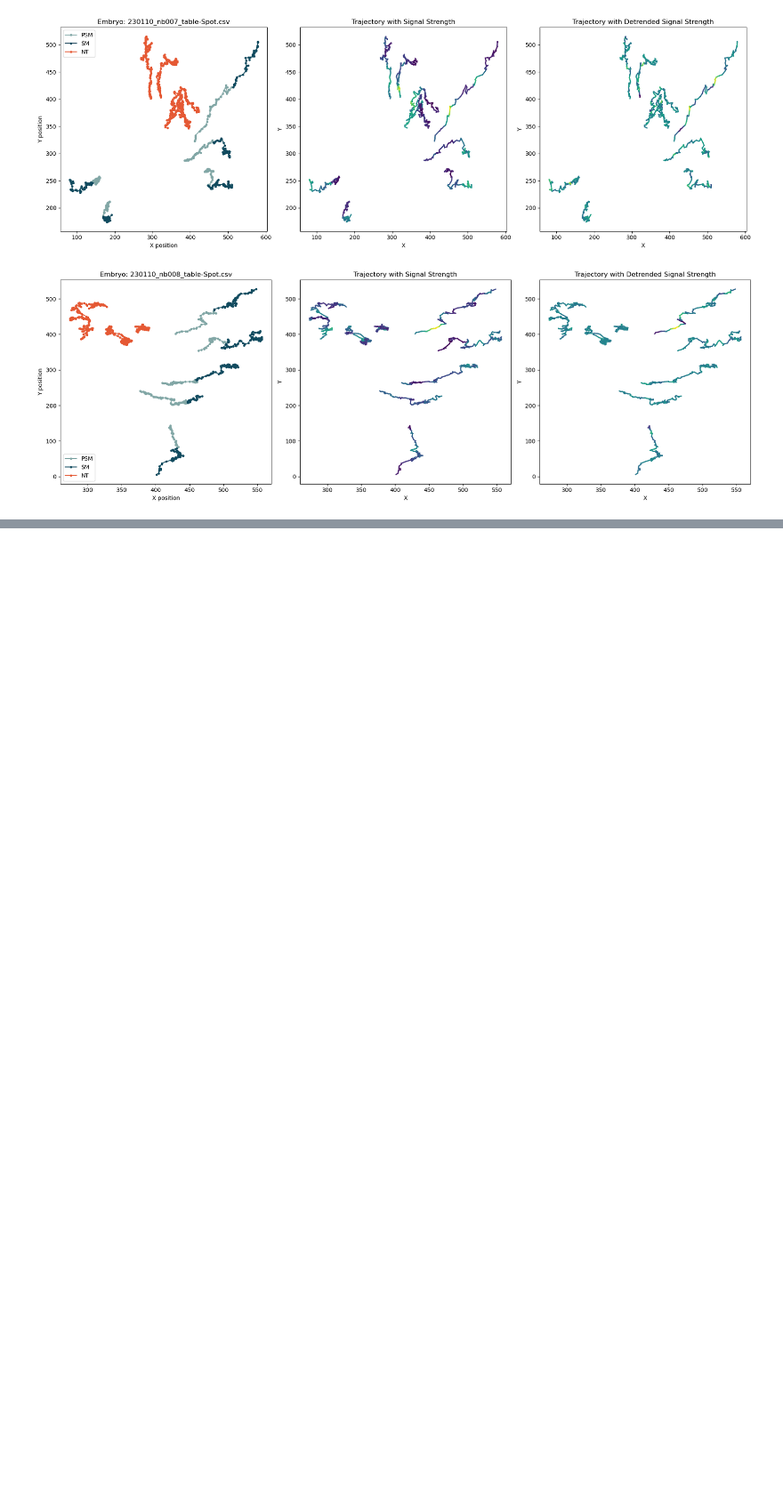
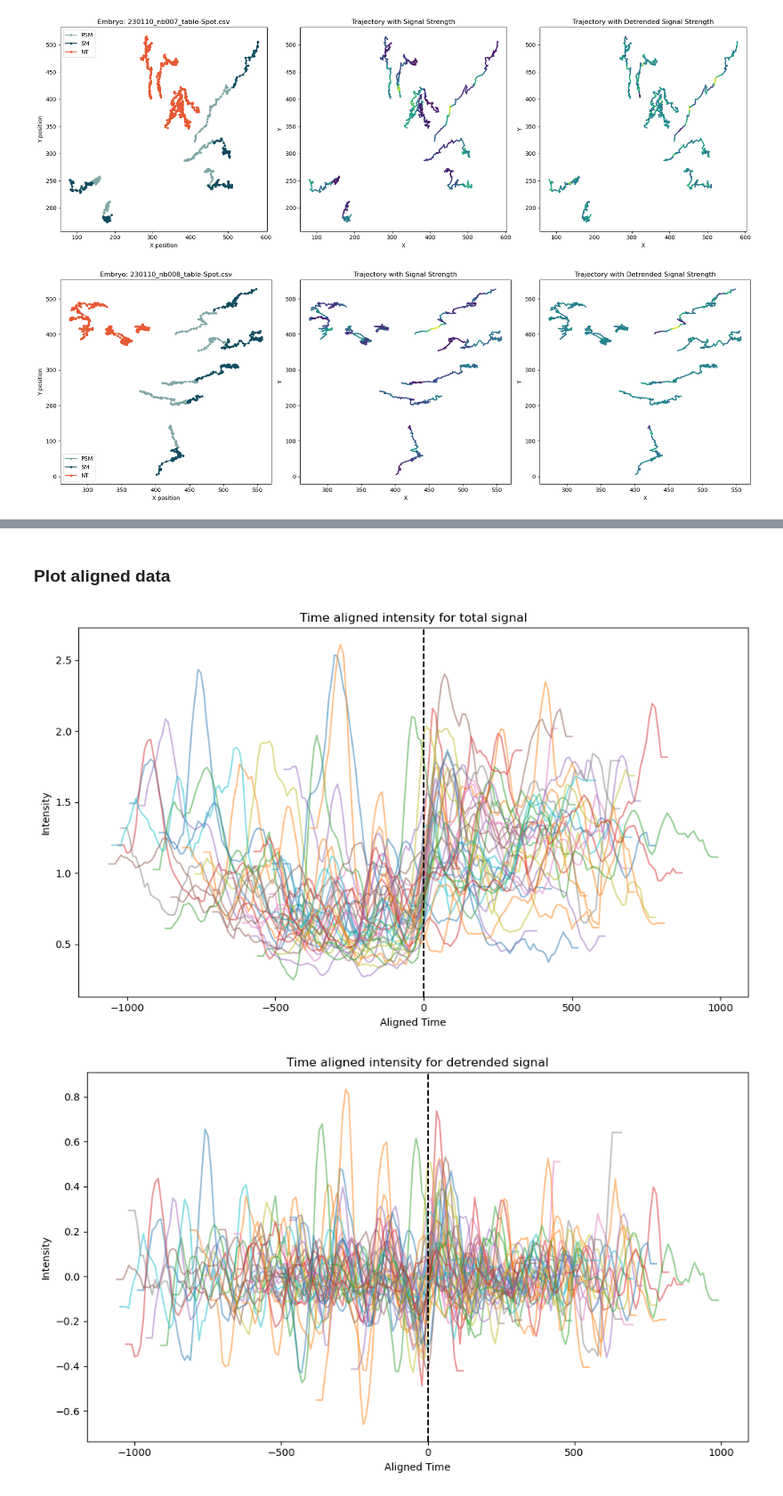
Before and after one commit to kbmcdonnell/2025_mouse_oscillations_MEP_Kate_McDonnell, a Jupyter notebook: Data/data_analysis.ipynb, the cells around one changed output, grey strips where cells are left out. Shown at 89% size. Drawn from its saved outputs; the diff is of its cells as text; code cells hidden in the pictures; blank space fills up the shorter version.

```diff
--- a/Data/data_analysis.ipynb
+++ b/Data/data_analysis.ipynb
@@ -495,0 +596,62 @@ for set in range(len(file_list)):
+# %% [markdown]
+### Plot aligned data
+# %%
+# Plot
+plt.figure(figsize=(10, 6))
+
+# Plot each cell's Intensity over Aligned Time
+for cell_id, group in aligned_data.groupby('Cell ID'):
+    plt.plot(group['Aligned Time'], group['Smoothened spot cnt intensity ch1'], alpha=0.5, label=f'Cell {cell_id}')
+
+# Add vertical line at alignment point
+plt.axvline(x=0, color='black', linestyle='--', label='Point of differentiation')
+
+# Labels and title
+plt.xlabel('Aligned Time')
+plt.ylabel('Intensity')
+plt.title('Time aligned intensity for total signal')
+# plt.legend(bbox_to_anchor=(1.05, 1), loc='upper left', fontsize='small')  # Optional
+
+plt.tight_layout()
+plt.show()
+
+# Plot
+plt.figure(figsize=(10, 6))
+
+# Plot each cell's Intensity over Aligned Time
+for cell_id, group in aligned_data.groupby('Cell ID'):
+    plt.plot(group['Aligned Time'], group['Detrended spot cnt intensity ch1'], alpha=0.5, label=f'Cell {cell_id}')
+
+# Add vertical line at alignment point
+plt.axvline(x=0, color='black', linestyle='--', label='Point of differentiation')
+
+# Labels and title
+plt.xlabel('Aligned Time')
+plt.ylabel('Intensity')
+plt.title('Time aligned intensity for detrended signal')
+# plt.legend(bbox_to_anchor=(1.05, 1), loc='upper left', fontsize='small')  # Optional
+
+plt.tight_layout()
+plt.show()
+
+# Plot
+plt.figure(figsize=(10, 6))
+
+# Plot each cell's Intensity over Aligned Time
+for cell_id, group in aligned_data.groupby('Cell ID'):
+    plt.plot(group['Aligned Time'], group['Trend spot cnt intensity ch1'], alpha=0.5, label=f'Cell {cell_id}')
+
+# Add vertical line at alignment point
+plt.axvline(x=0, color='black', linestyle='--', label='Point of differentiation')
+
+# Labels and title
+plt.xlabel('Aligned Time')
+plt.ylabel('Intensity')
+plt.title('Time aligned intensity for trend of signal')
+# plt.legend(bbox_to_anchor=(1.05, 1), loc='upper left', fontsize='small')  # Optional
+
+plt.tight_layout()
+plt.show()
+# %% [output]
+[figure, added]
+[figure, added]
```
Also changed, not shown: parts of 13 cells of this notebook, 9 other files.
